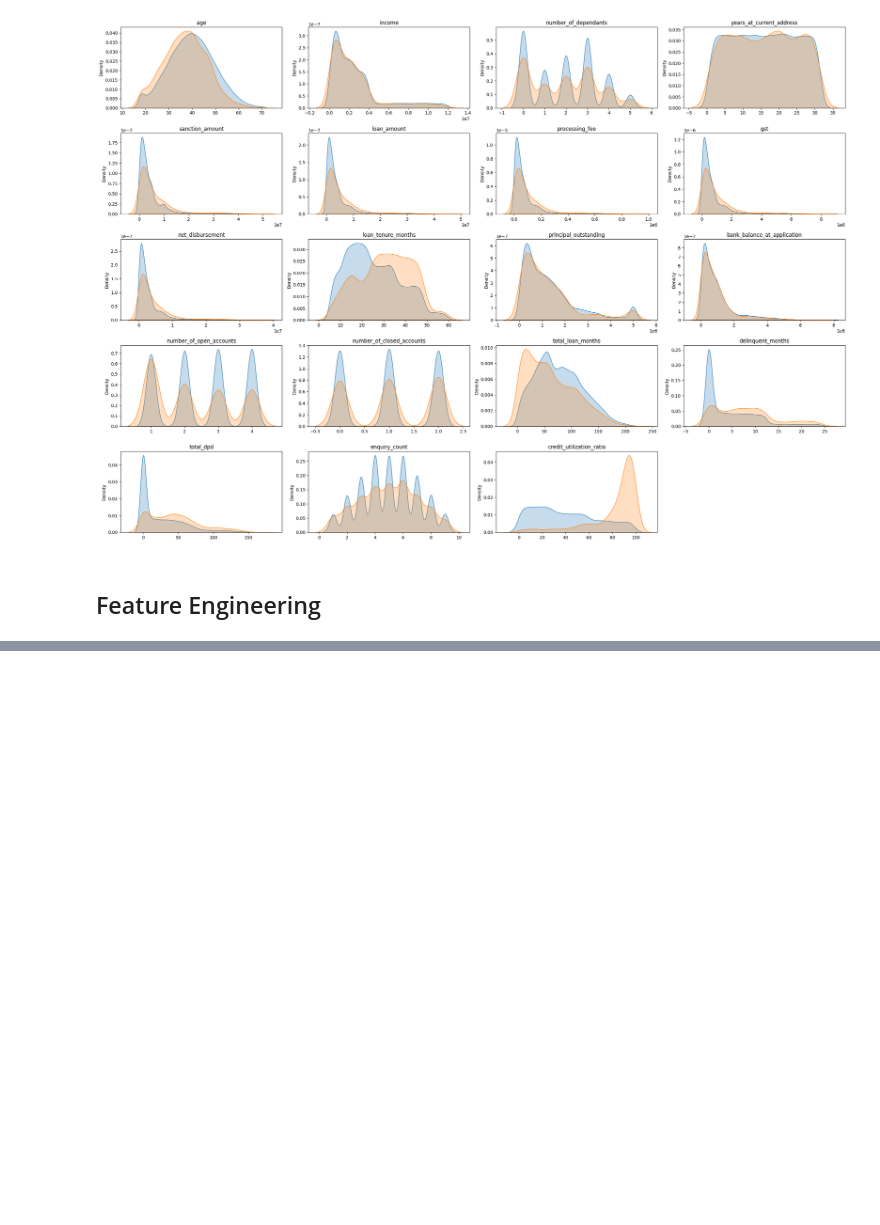
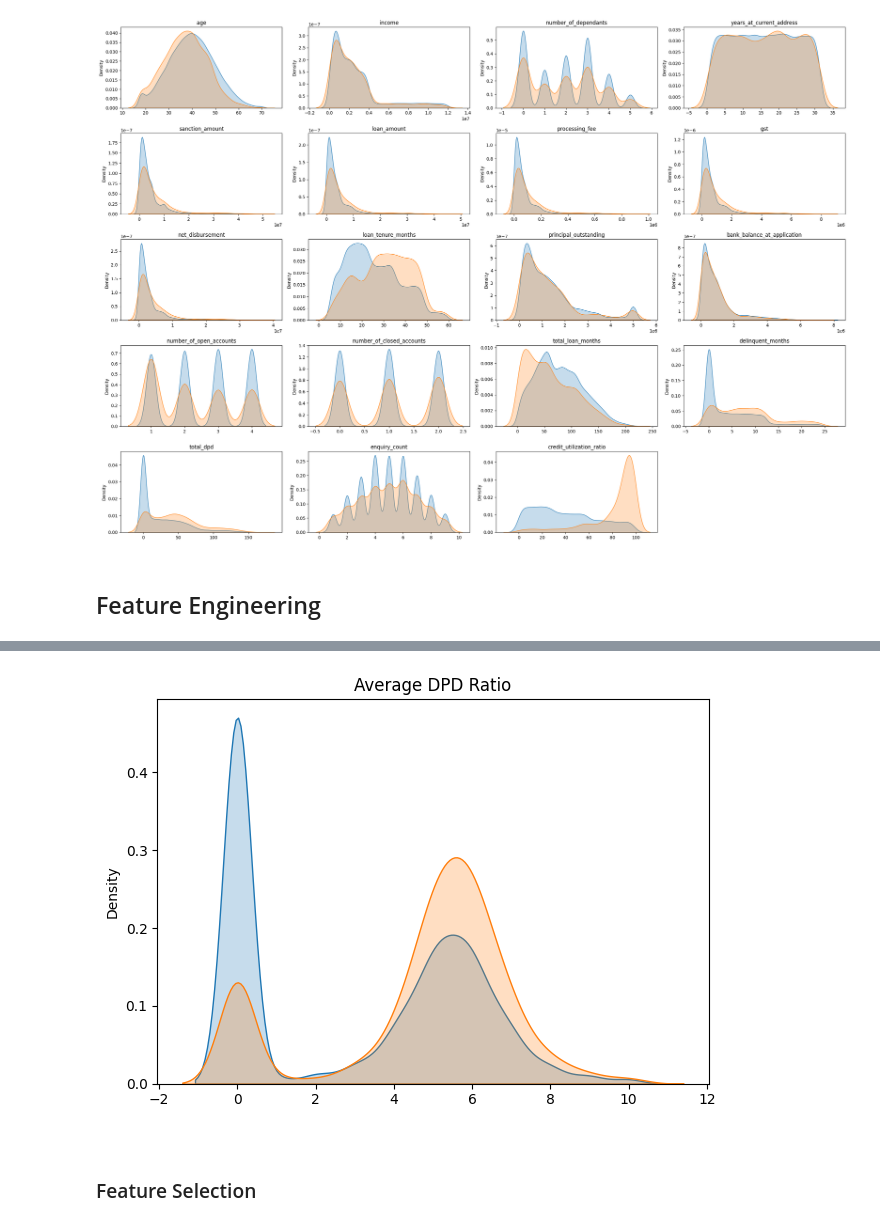
Before and after one commit to sumit-sah314/credit-risk-modeling, a Jupyter notebook: credit_risk_modeling.ipynb, the cells around one changed output, grey strips where cells are left out. Cells and saved outputs as stored; diff of their text form; code cells hidden in the pictures; blank space fills up the shorter version.

```diff
--- a/credit_risk_modeling.ipynb
+++ b/credit_risk_modeling.ipynb
@@ -296,0 +321,14 @@ plt.show()
+# %%
+df_train1['avg_dpd_per_delinquency'] = np.where(
+    df_train1['delinquent_months'] != 0 ,
+    (df_train1['total_dpd']/df_train1['delinquent_months']).round(1),
+    0
+)
+
+df_test['avg_dpd_per_delinquency'] = np.where(
+    df_test['delinquent_months'] != 0 ,
+    (df_test['total_dpd']/df_test['delinquent_months']).round(1),
+    0
+)
+
+df_train1['avg_dpd_per_delinquency'].describe()
@@ -296,0 +345,11 @@ plt.show()
+# %%
+sns.kdeplot(df_train1['avg_dpd_per_delinquency'][df_train1['default']==0], fill = True, label = 'default=0')
+sns.kdeplot(df_train1['avg_dpd_per_delinquency'][df_train1['default']==1], fill = True, label = 'default=1')
+plt.title('Average DPD Ratio')
+plt.xlabel(' ')
+plt.tight_layout()
+plt.show()
+# %% [output]
+[figure, added]
+# %% [markdown]
+### Feature Selection
```
Also changed, not shown: parts of 15 cells of this notebook.
